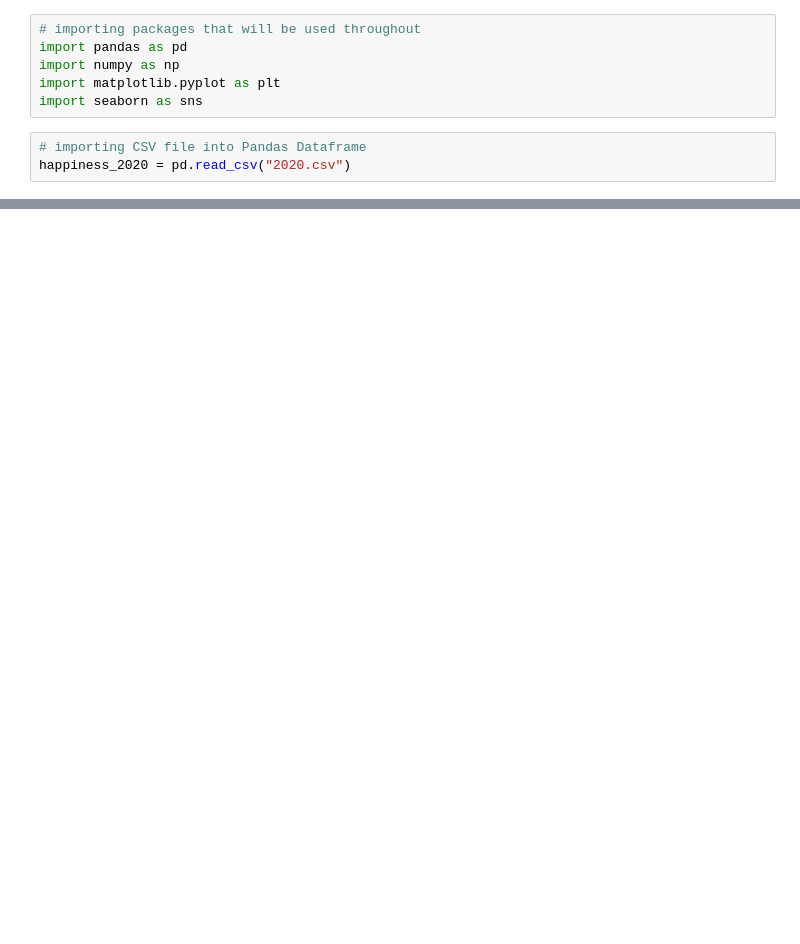
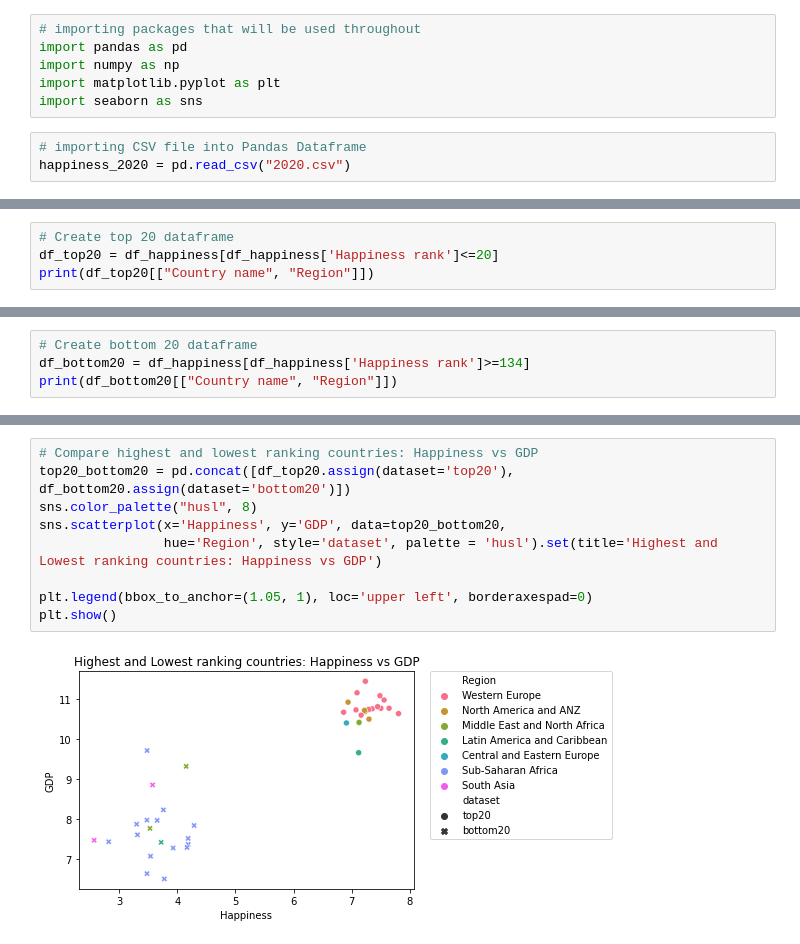
Before and after one commit to Ailo009/UCDPA_ailismardonegan, a Jupyter notebook: AME_Project.ipynb, the cells around one changed output, grey strips where cells are left out. Saved outputs shown, nothing was run; the diff lists cells and outputs as text; blank space fills up the shorter version.

```diff
--- a/AME_Project.ipynb
+++ b/AME_Project.ipynb
@@ -28,0 +342,4 @@ happiness_2020.sort_values(by= 'Ladder score', ascending=False)
+# %%
+# Create top 20 dataframe
+df_top20 = df_happiness[df_happiness['Happiness rank']<=20]
+print(df_top20[["Country name", "Region"]])
@@ -28,0 +364,4 @@ happiness_2020.sort_values(by= 'Ladder score', ascending=False)
+# %%
+# Create bottom 20 dataframe
+df_bottom20 = df_happiness[df_happiness['Happiness rank']>=134]
+print(df_bottom20[["Country name", "Region"]])
@@ -28,0 +386,11 @@ happiness_2020.sort_values(by= 'Ladder score', ascending=False)
+# %%
+# Compare highest and lowest ranking countries: Happiness vs GDP
+top20_bottom20 = pd.concat([df_top20.assign(dataset='top20'), df_bottom20.assign(dataset='bottom20')])
+sns.color_palette("husl", 8)
+sns.scatterplot(x='Happiness', y='GDP', data=top20_bottom20,
+                hue='Region', style='dataset', palette = 'husl').set(title='Highest and Lowest ranking countries: Happiness vs GDP')
+
+plt.legend(bbox_to_anchor=(1.05, 1), loc='upper left', borderaxespad=0)
+plt.show()
+# %% [output]
+[figure, added]
```
Also changed, not shown: parts of 31 cells of this notebook.
